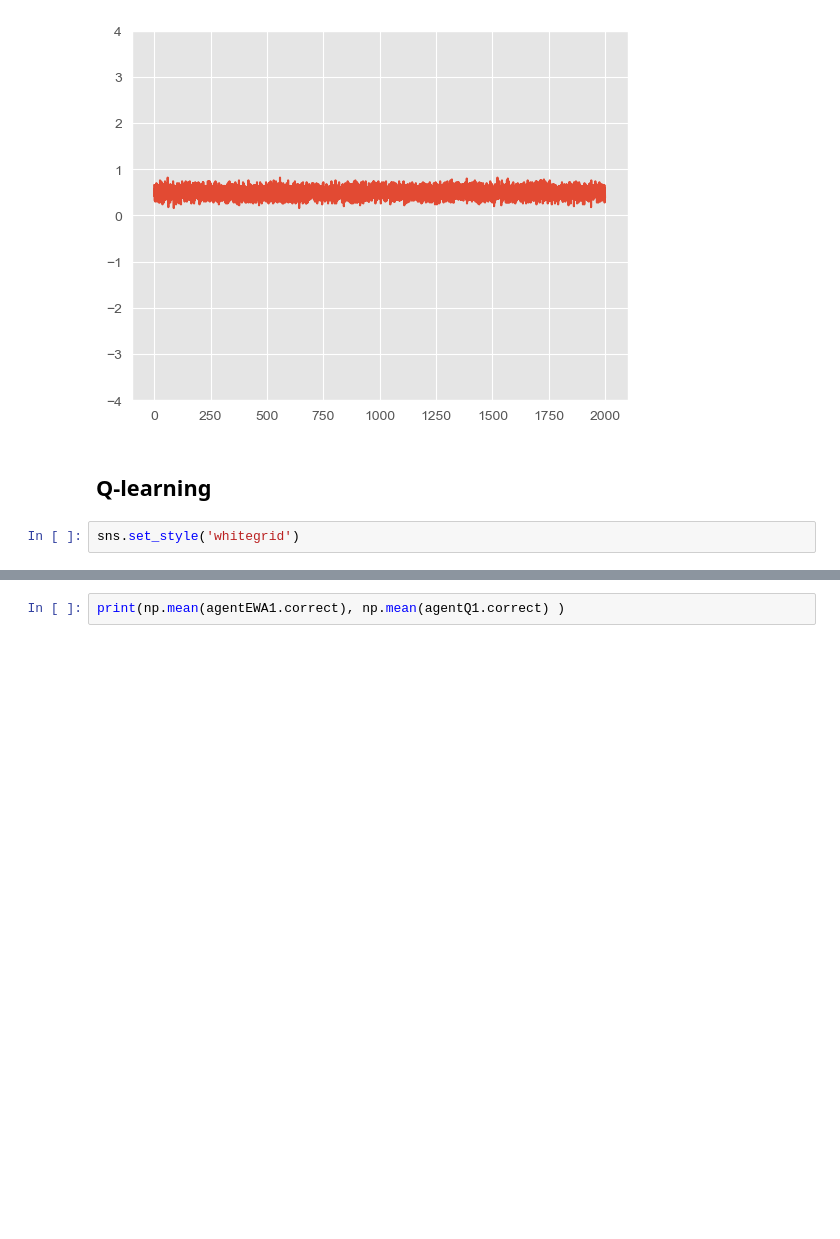
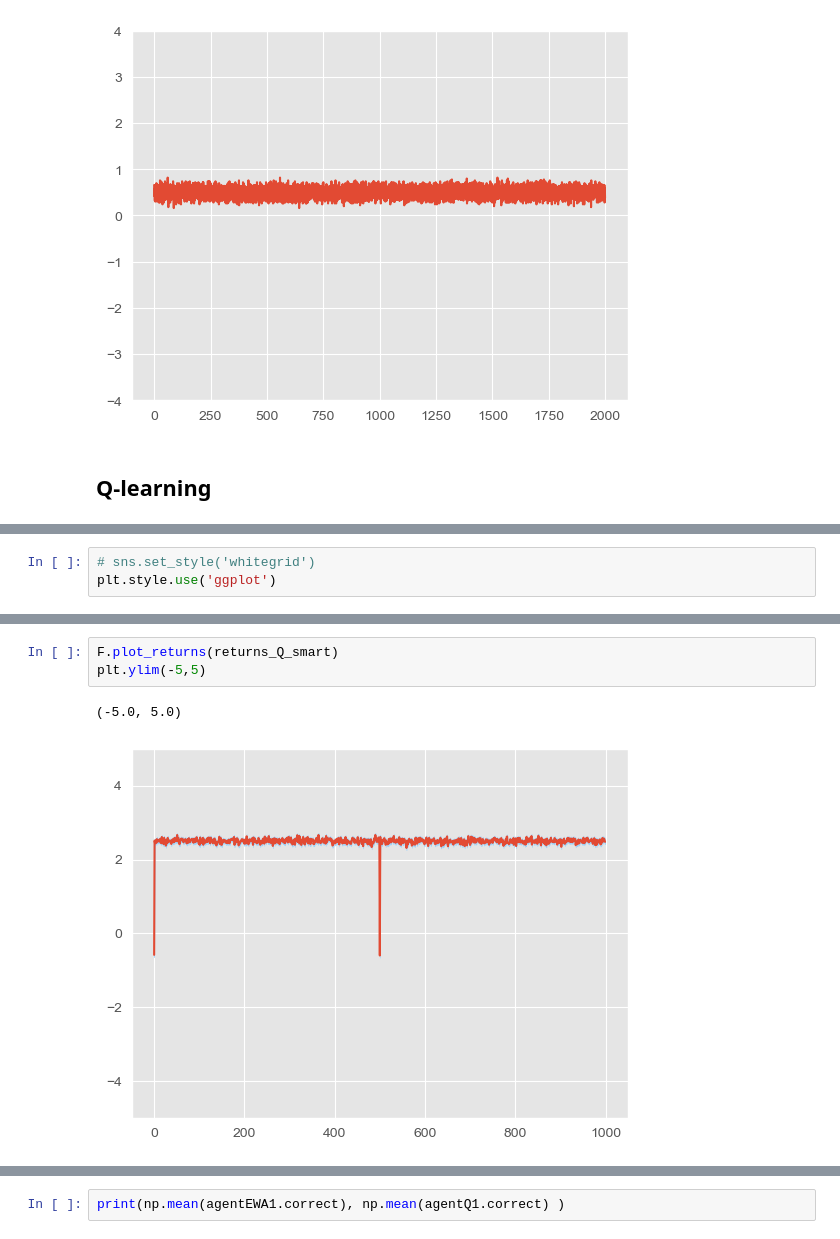
Before and after one commit to marek1n/rl-sim, a Jupyter notebook: RLsim.ipynb, the cells around one changed output, grey strips where cells are left out. Drawn from its saved outputs; the diff is of its cells as text; blank space fills up the shorter version.

```diff
--- a/RLsim.ipynb
+++ b/RLsim.ipynb
@@ -153,5 +148,3 @@ plt.ylim(-4, 4)
 [figure]
 # %% [markdown]
 ## Q-learning
-# %%
-sns.set_style('whitegrid')
@@ -161,0 +151,3 @@ sns.set_style('whitegrid')
+# %%
+# sns.set_style('whitegrid')
+plt.style.use('ggplot')
@@ -161,0 +229,6 @@ sns.set_style('whitegrid')
+# %%
+F.plot_returns(returns_Q_smart)
+plt.ylim(-5,5)
+# %% [output]
+(-5.0, 5.0)
+[figure, added]
```
Also changed, not shown: parts of 25 cells of this notebook, 1 other file.
